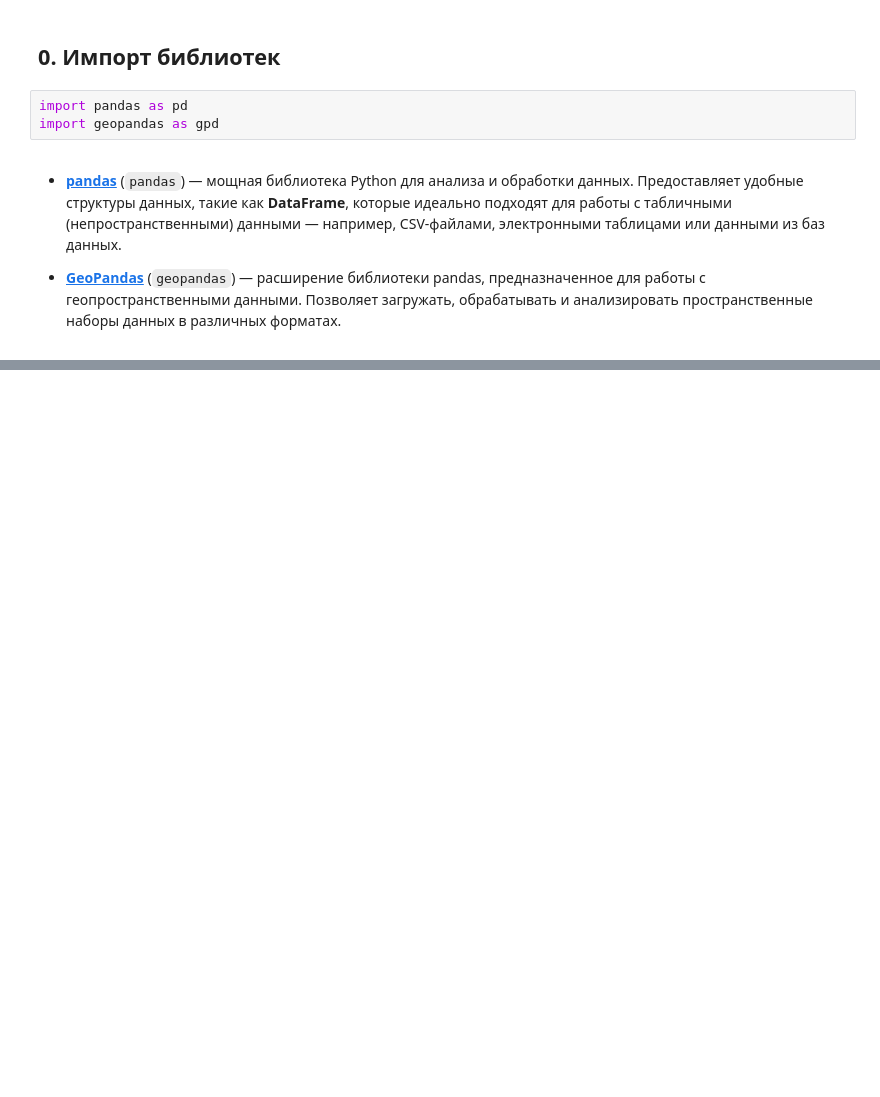
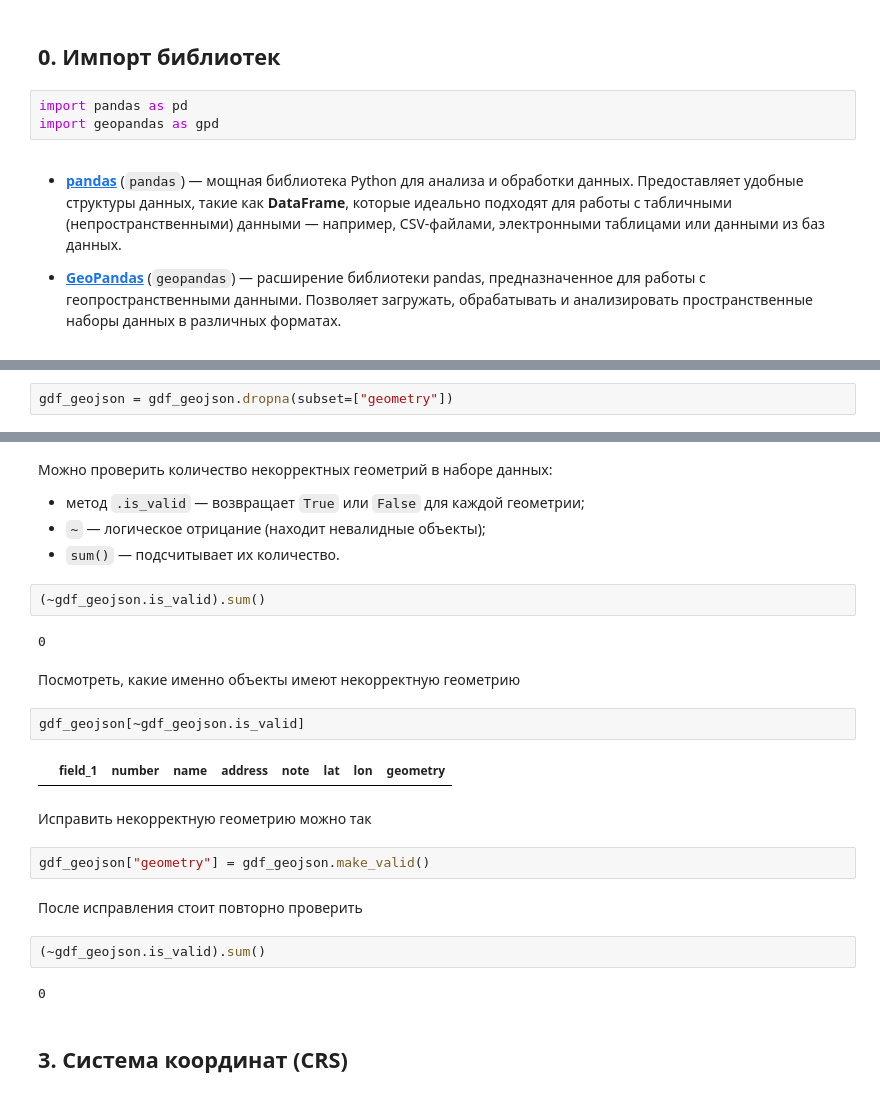
Before and after one commit to bella-mir/geoPython, a Jupyter notebook: chapters/basics/module_1/spData_3.ipynb, the cells around one changed output, grey strips where cells are left out. Saved outputs shown, nothing was run; the diff lists cells and outputs as text; blank space fills up the shorter version.

```diff
--- a/chapters/basics/module_1/spData_3.ipynb
+++ b/chapters/basics/module_1/spData_3.ipynb
@@ -167,0 +158,2 @@ Bounds: [16.26083539 48.13051529 16.50843802 48.27751795]
+# %%
+gdf_geojson = gdf_geojson.dropna(subset=["geometry"])
@@ -167,0 +201,28 @@ Bounds: [16.26083539 48.13051529 16.50843802 48.27751795]
+# %% [markdown]
+Можно проверить количество некорректных геометрий в наборе данных:
+
+- метод `.is_valid` — возвращает `True` или `False` для каждой геометрии;
+- `~` — логическое отрицание (находит невалидные объекты);
+- `sum()` — подсчитывает их количество.
+# %%
+(~gdf_geojson.is_valid).sum()
+# %% [output]
+0
+# %% [markdown]
+Посмотреть, какие именно объекты имеют некорректную геометрию
+# %%
+gdf_geojson[~gdf_geojson.is_valid]
+# %% [output]
+|  | field_1 | number | name | address | note | lat | lon | geometry |
+# %% [markdown]
+Исправить некорректную геометрию можно так
+# %%
+gdf_geojson["geometry"] = gdf_geojson.make_valid()
+# %% [markdown]
+После исправления стоит повторно проверить
+# %%
+(~gdf_geojson.is_valid).sum()
+# %% [output]
+0
+# %% [markdown]
+## 3. Система координат (CRS)
```
Also changed, not shown: parts of 97 cells of this notebook, 5 other files.
